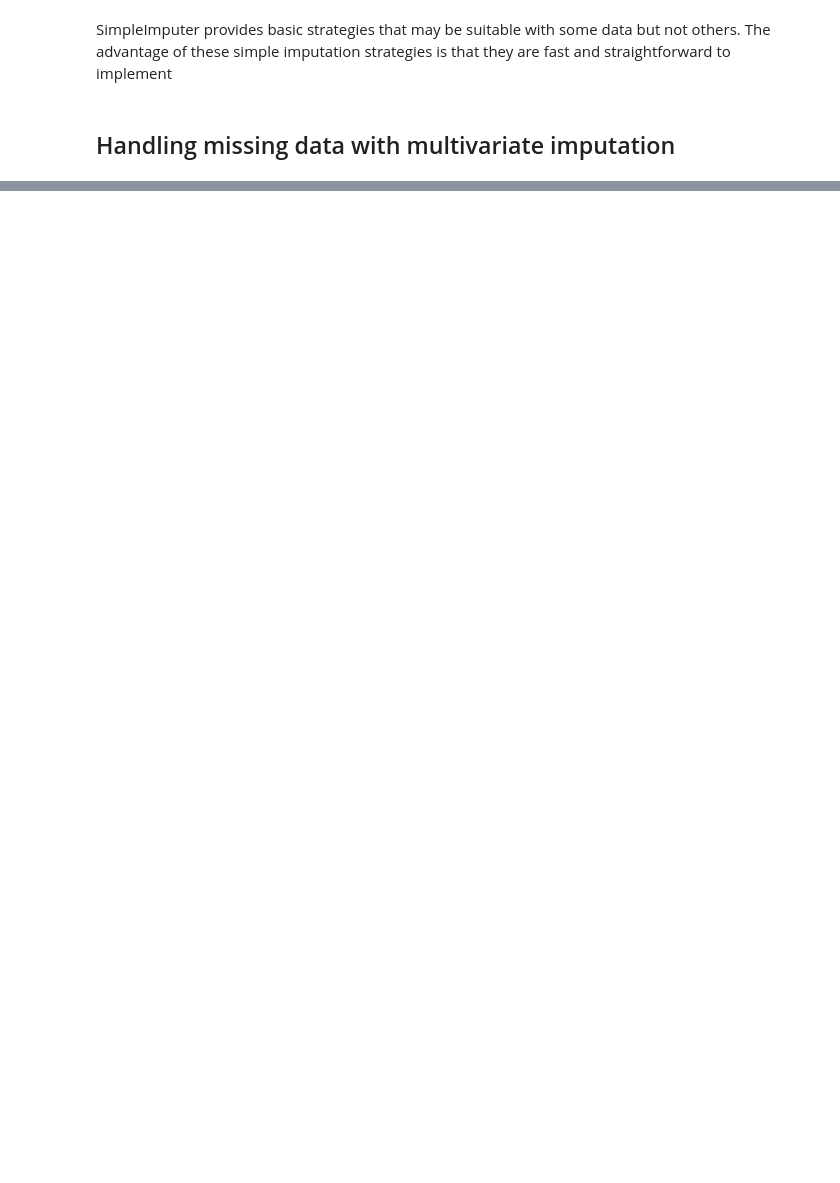
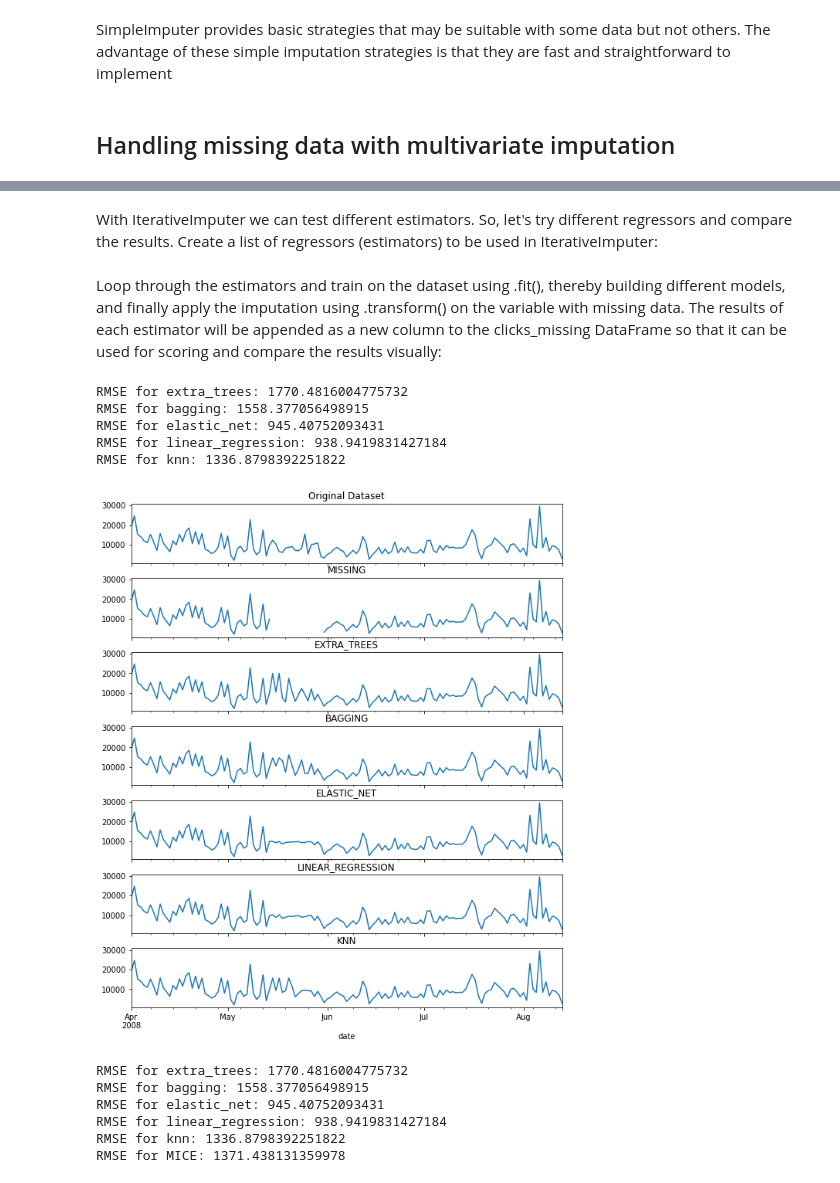
Before and after one commit to LaurbergMJ/TimeSeriesAnalysisWithPythonCookbook, a Jupyter notebook: Ch7.ipynb, the cells around one changed output, grey strips where cells are left out. Saved outputs shown, nothing was run; the diff lists cells and outputs as text; code cells hidden in the pictures; blank space fills up the shorter version.

```diff
--- a/Ch7.ipynb
+++ b/Ch7.ipynb
@@ -416,0 +402,46 @@ SimpleImputer provides basic strategies that may be suitable with some data but
+# %%
+from sklearn.experimental import enable_iterative_imputer
+from sklearn.impute import IterativeImputer
+from sklearn.ensemble import ExtraTreesRegressor, BaggingRegressor
+from sklearn.linear_model import ElasticNet, LinearRegression
+from sklearn.neighbors import KNeighborsRegressor
+
+# Load the data
+folder = Path('../TimeSeriesAnalysisWithPythonCookbook/Data/')
+clicks_original = read_dataset(folder, 'clicks_original.csv', 'date')
+clicks_missing = read_dataset(folder, 'clicks_missing.csv', 'date')
+# %% [markdown]
+With IterativeImputer we can test different estimators. So, let's try different regressors and compare the results. Create a list of regressors (estimators) to be used in IterativeImputer:
+# %%
+estimators =[
+    ('extra_trees', ExtraTreesRegressor(n_estimators=10)),
+    ('bagging', BaggingRegressor(n_estimators=10)),
+    ('elastic_net', ElasticNet()),
+    ('linear_regression', LinearRegression()),
+    ('knn', KNeighborsRegressor(n_neighbors=3))
+]
+# %% [markdown]
+Loop through the estimators and train on the dataset using .fit(), thereby building different models, and finally apply the imputation using .transform() on the variable with missing data. The results of each estimator will be appended as a new column to the clicks_missing DataFrame so that it can be used for scoring and compare the results visually:
+# %%
+clicks_vals = clicks_missing.iloc[:,0:3].values
+for e_name, e in estimators:
+    est = IterativeImputer(
+        random_state=15,
+        estimator=e).fit(clicks_vals)
+    clicks_missing[e_name] = est.transform(clicks_vals)[:,2]
+# %%
+# Using the rmse_score function, evaluate each estimator:
+
+_ = rmse_score(clicks_original, clicks_missing, 'clicks')
+# %% [output]
+RMSE for extra_trees: 1770.4816004775732
+RMSE for bagging: 1558.377056498915
+RMSE for elastic_net: 945.40752093431
+RMSE for linear_regression: 938.9419831427184
+RMSE for knn: 1336.8798392251822
+# %%
+# Plot the results for a visual comparison between the different estimators:
+
+plot_dfs(clicks_original, clicks_missing, 'clicks')
+# %% [output]
+[figure, added]
@@ -416,0 +463,12 @@ SimpleImputer provides basic strategies that may be suitable with some data but
+# %%
+# Store the results in a new column and call it MICE. This way, we can compare the scores with results from IterativeImputer:
+
+clicks_missing['MICE'] = mice_data.data['clicks'].values.tolist()
+_ = rmse_score(clicks_original, clicks_missing, 'clicks')
+# %% [output]
+RMSE for extra_trees: 1770.4816004775732
+RMSE for bagging: 1558.377056498915
+RMSE for elastic_net: 945.40752093431
+RMSE for linear_regression: 938.9419831427184
+RMSE for knn: 1336.8798392251822
+RMSE for MICE: 1371.438131359978
```
Also changed, not shown: parts of 11 cells of this notebook.
